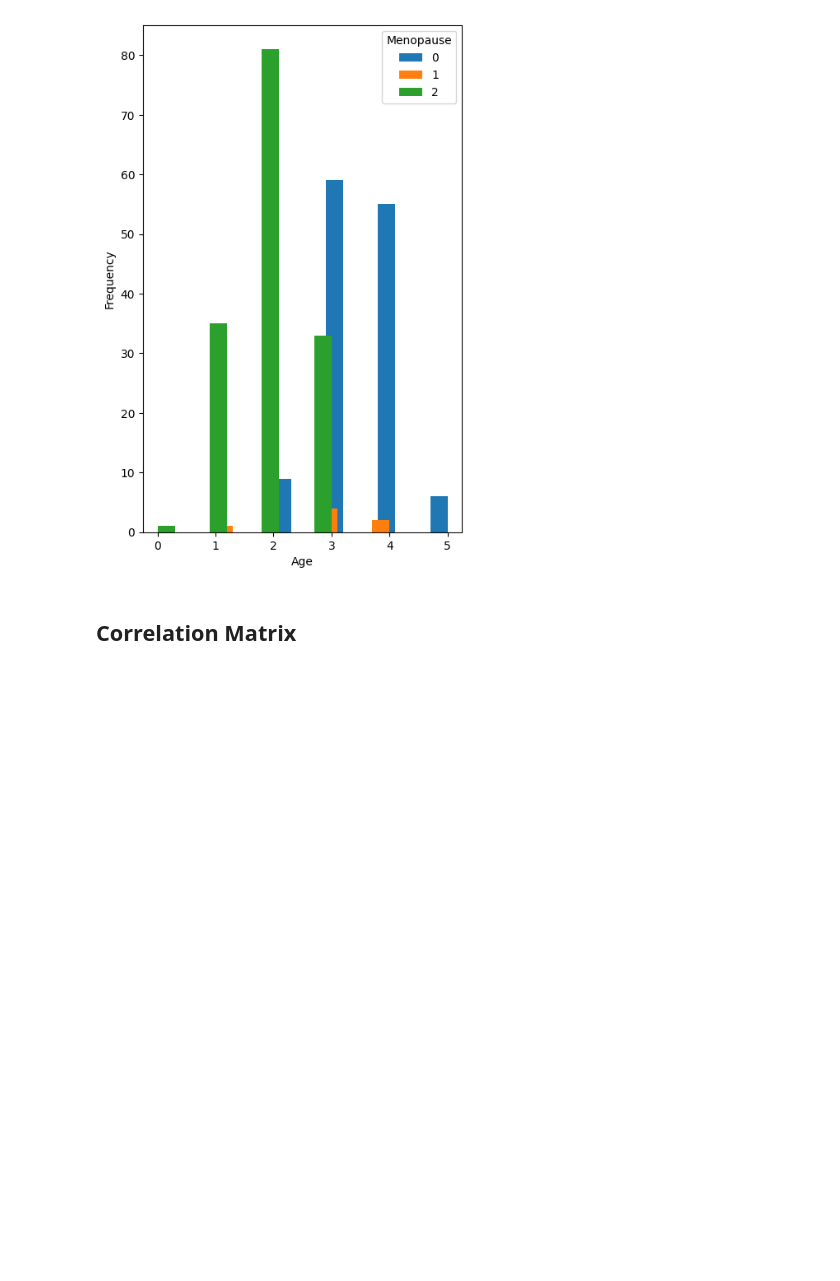
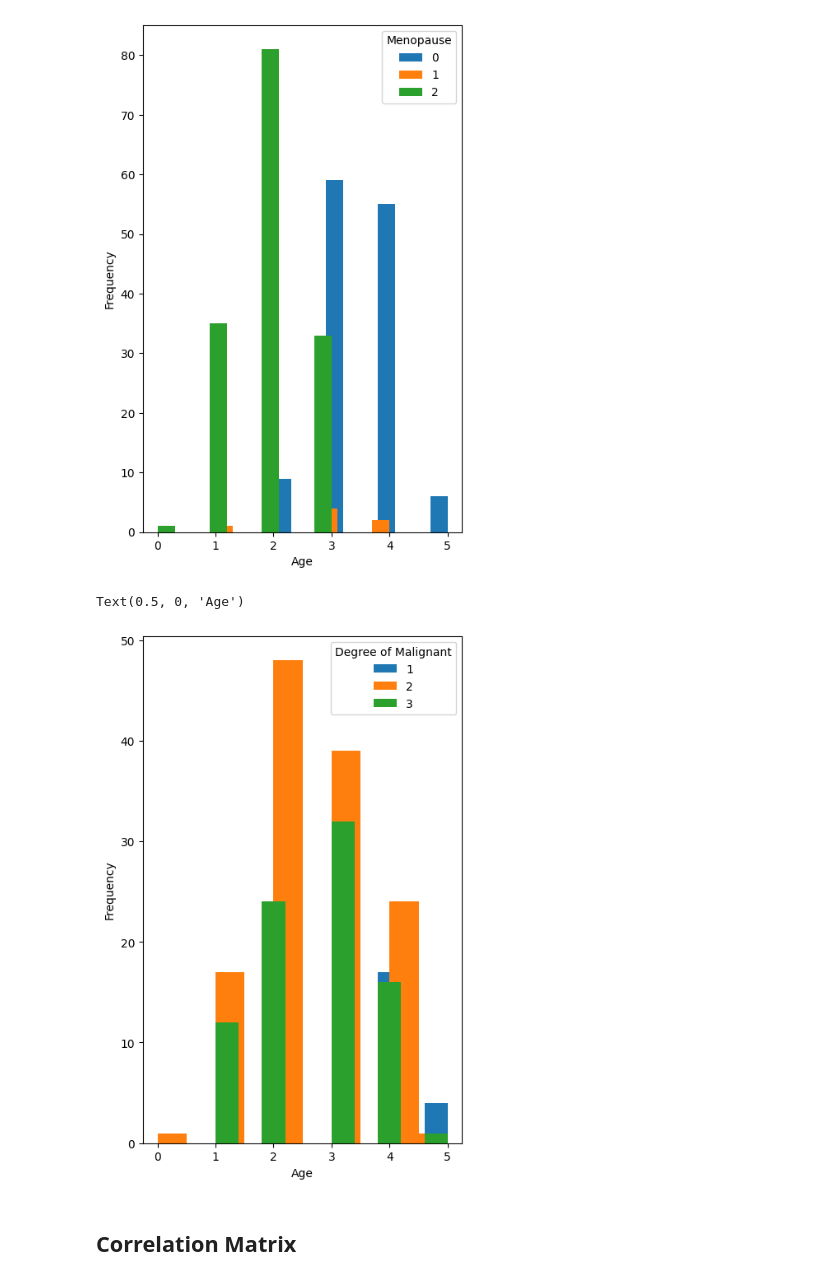
Before and after one commit to AnthonySanchez150/CECS456-Project, a Jupyter notebook: breast_cancer.ipynb, the cells around one changed output. Cells and saved outputs as stored; diff of their text form; code cells hidden in the pictures; blank space fills up the shorter version.

Commit message:
Add graphs

```diff
--- a/breast_cancer.ipynb
+++ b/breast_cancer.ipynb
@@ -196,6 +196,15 @@ plt.xlabel('Age')
 # %% [output]
 Text(0.5, 0, 'Age')
 [figure]
+# %%
+df = dataset.groupby('deg-malig')['age'].plot(kind='hist', figsize=(5, 8))
+
+plt.legend(title='Degree of Malignant')
+# Add x-axis label
+plt.xlabel('Age')
+# %% [output]
+Text(0.5, 0, 'Age')
+[figure, added]
 # %% [markdown]
 ## Correlation Matrix
 # %%
```
Also changed, not shown: parts of 2 cells of this notebook.
